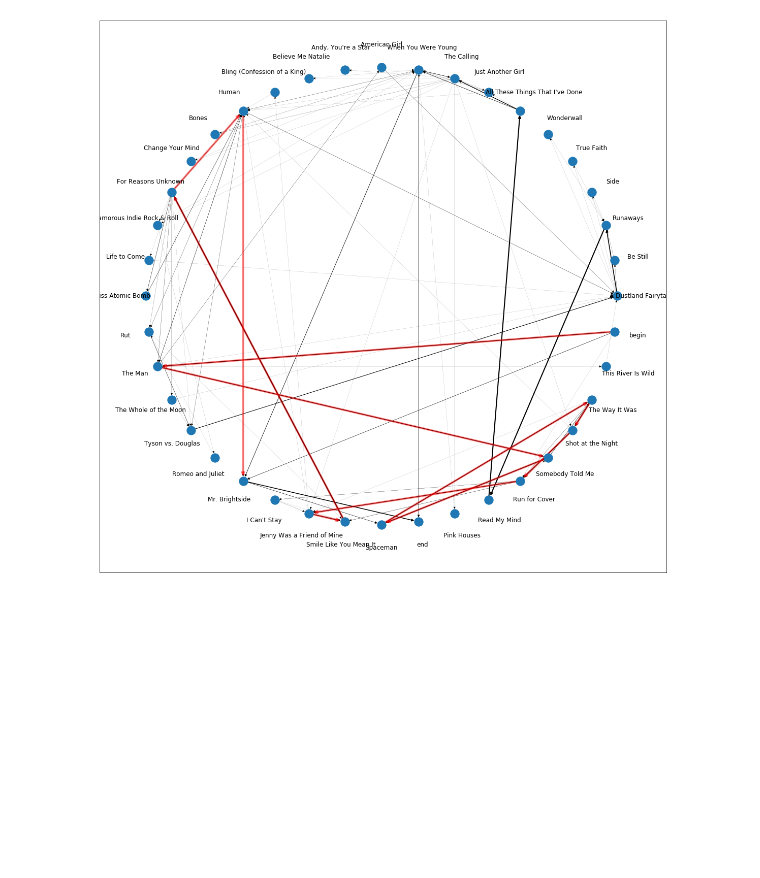
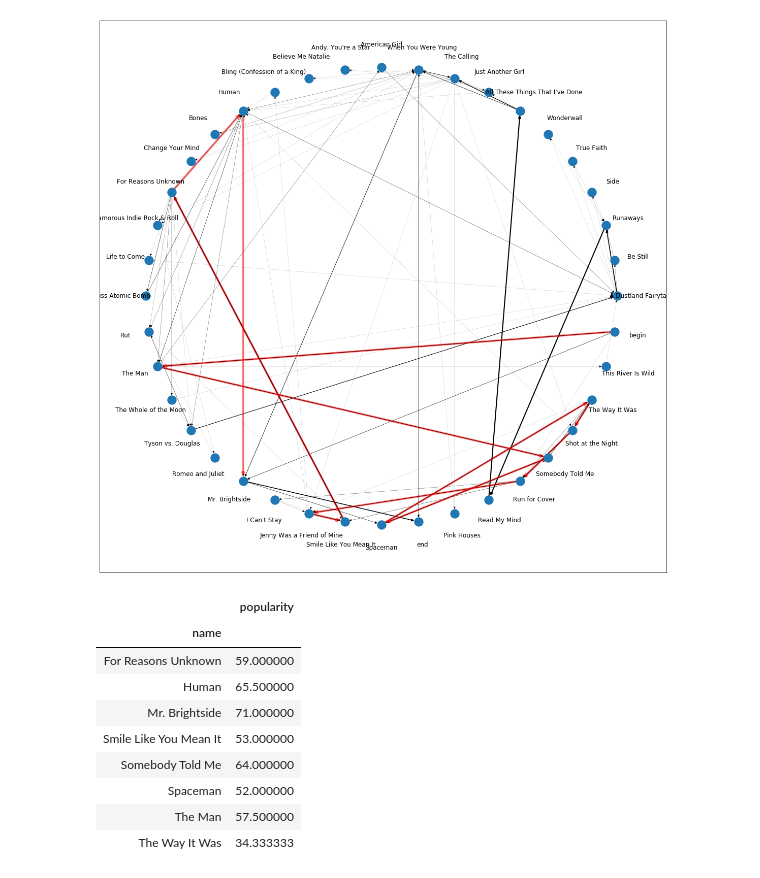
Before and after one commit to pauarge/concert-genie, a Jupyter notebook: notebooks/data_prep.ipynb, the cells around one changed output. Saved outputs shown, nothing was run; the diff lists cells and outputs as text; code cells hidden in the pictures; blank space fills up the shorter version.

```diff
--- a/notebooks/data_prep.ipynb
+++ b/notebooks/data_prep.ipynb
@@ -252,12 +270,17 @@ df_pairs[df_pairs.song_org == 'begin'].sort_values(by=['weight'])
 # %%
 G = nx.from_pandas_edgelist(df_pairs, 'song_org', 'next_song', ['weight'], create_using=nx.DiGraph())
 # %%
-def get_playlist(G, source='begin', target='end'):
+def get_playlist(G, pd_artist, source='begin', target='end'):
     visited = []
     cur = source
 
     while cur != target:
-        visited.append(cur)
+        if len(pd_artist[pd_artist['name'] == cur.lower()]) == 0:
+            visited.append((cur, 0))
+        else:
+            popularity = pd_artist[pd_artist['name'] == cur.lower()].groupby('name').mean()
+            visited.append((cur, popularity.iloc[0]['popularity']))
+
         weights = []
         neighs = []
         for n in G.neighbors(cur):
@@ -271,7 +294,6 @@ def get_playlist(G, source='begin', target='end'):
             cur = np.random.choice(neighs, 1,
                       p=weights)[0]
 
-        print(cur)
     return visited
 # %%
-playlist_go = get_playlist(G)
+playlist_go = get_playlist(G, pd_artist)
@@ -291,3 +335,5 @@ end
+# %%
+pd_artist['name'] = pd_artist['name'].apply(lambda x: x.lower())
 # %% [markdown]
 ## VISUALIZE RESULTS
 # %%
@@ -327,3 +373,16 @@ for ctr, edges_l in enumerate([edges_1]):
 #    pad_inches = 0)
 # %% [output]
 [figure]
+# %%
+pd_artist[pd_artist.name.isin(playlist_go[1:])][['name', 'popularity']].groupby('name').mean()
+# %% [output]
+|  | popularity |
+| name |  |
+| For Reasons Unknown | 59.000000 |
+| Human | 65.500000 |
+| Mr. Brightside | 71.000000 |
+| Smile Like You Mean It | 53.000000 |
+| Somebody Told Me | 64.000000 |
+| Spaceman | 52.000000 |
+| The Man | 57.500000 |
+| The Way It Was | 34.333333 |
```
Also changed, not shown: parts of 7 cells of this notebook, 3 other files.
